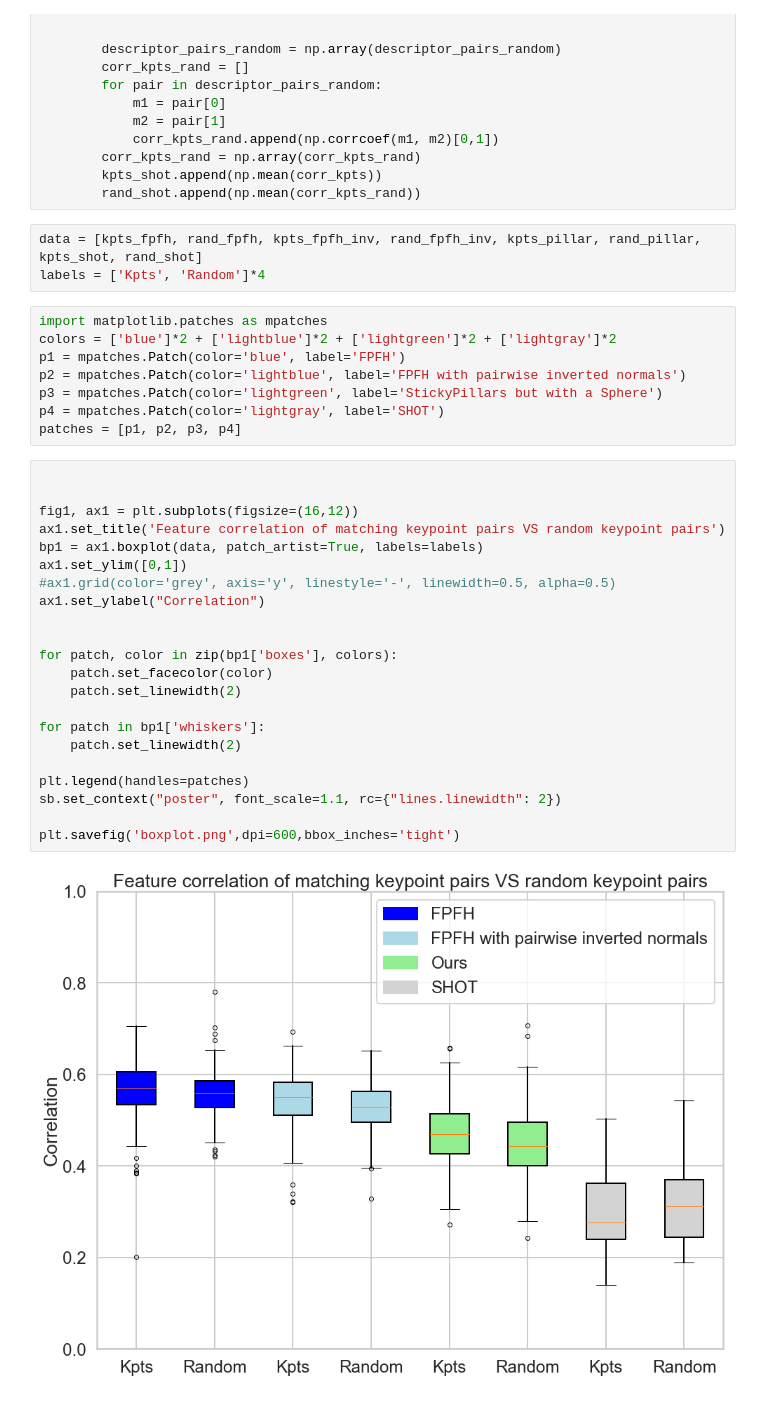
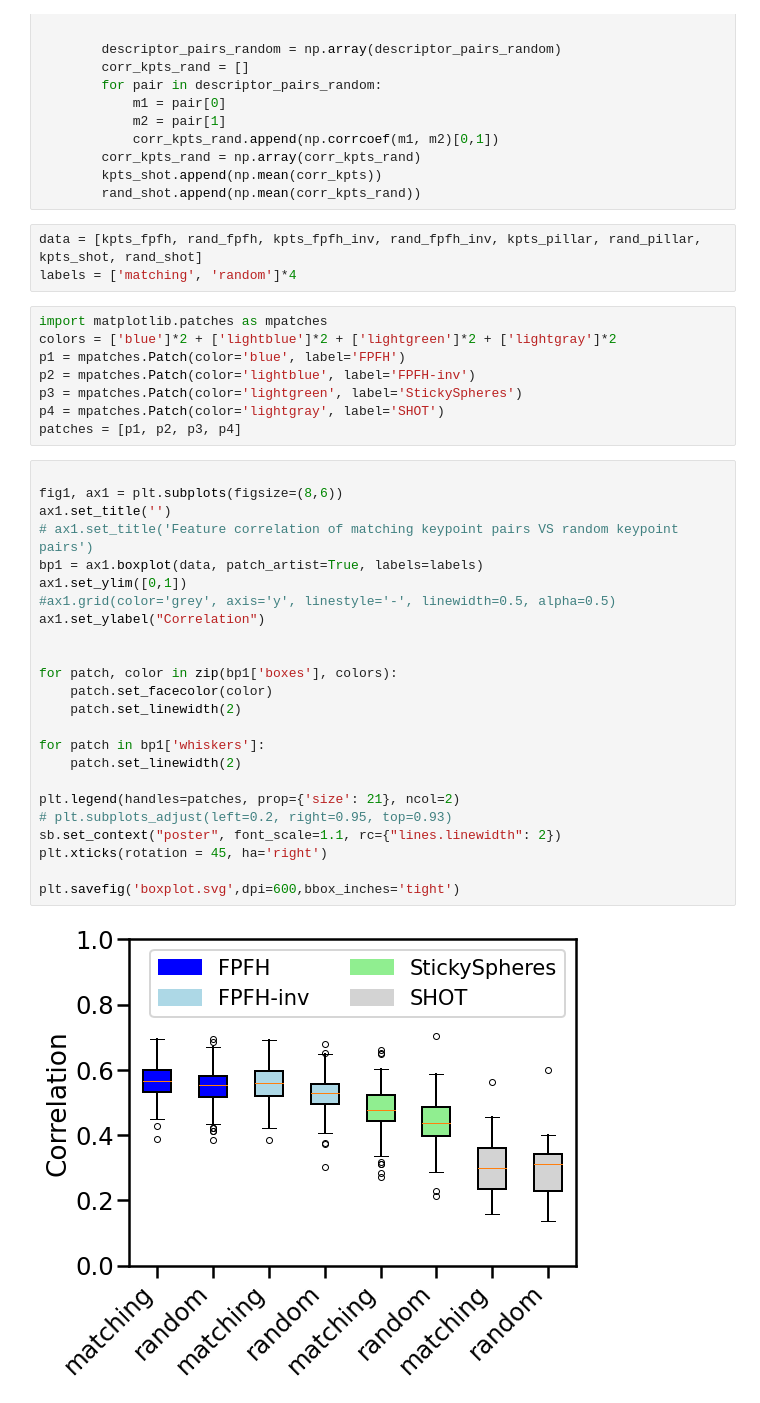
Before and after one commit to davidestaub/3D_learned_Object_reassembly, a Jupyter notebook: report/descriptor_analysis.ipynb, the cells around one changed output. Drawn from its saved outputs; the diff is of its cells as text.

Commit message:
Prettify the plot

```diff
--- a/report/descriptor_analysis.ipynb
+++ b/report/descriptor_analysis.ipynb
@@ -246,36 +246,38 @@ for idx, pair in enumerate(pairs):
         rand_shot.append(np.mean(corr_kpts_rand))
 # %%
 data = [kpts_fpfh, rand_fpfh, kpts_fpfh_inv, rand_fpfh_inv, kpts_pillar, rand_pillar, kpts_shot, rand_shot]
-labels = ['Kpts', 'Random']*4
+labels = ['matching', 'random']*4
 # %%
 import matplotlib.patches as mpatches
 colors = ['blue']*2 + ['lightblue']*2 + ['lightgreen']*2 + ['lightgray']*2
 p1 = mpatches.Patch(color='blue', label='FPFH')
-p2 = mpatches.Patch(color='lightblue', label='FPFH with pairwise inverted normals')
-p3 = mpatches.Patch(color='lightgreen', label='StickyPillars but with a Sphere')
+p2 = mpatches.Patch(color='lightblue', label='FPFH-inv')
+p3 = mpatches.Patch(color='lightgreen', label='StickySpheres')
 p4 = mpatches.Patch(color='lightgray', label='SHOT')
 patches = [p1, p2, p3, p4]
 # %%
 
-
-fig1, ax1 = plt.subplots(figsize=(16,12))
-ax1.set_title('Feature correlation of matching keypoint pairs VS random keypoint pairs')
+fig1, ax1 = plt.subplots(figsize=(8,6))
+ax1.set_title('')
+# ax1.set_title('Feature correlation of matching keypoint pairs VS random keypoint pairs')
 bp1 = ax1.boxplot(data, patch_artist=True, labels=labels)
 ax1.set_ylim([0,1])
 #ax1.grid(color='grey', axis='y', linestyle='-', linewidth=0.5, alpha=0.5)
 ax1.set_ylabel("Correlation")
 
 
 for patch, color in zip(bp1['boxes'], colors):
     patch.set_facecolor(color)
     patch.set_linewidth(2)
 
 for patch in bp1['whiskers']:
     patch.set_linewidth(2)
 
-plt.legend(handles=patches)
+plt.legend(handles=patches, prop={'size': 21}, ncol=2)
+# plt.subplots_adjust(left=0.2, right=0.95, top=0.93)
 sb.set_context("poster", font_scale=1.1, rc={"lines.linewidth": 2})
+plt.xticks(rotation = 45, ha='right')
 
-plt.savefig('boxplot.png',dpi=600,bbox_inches='tight')
+plt.savefig('boxplot.svg',dpi=600,bbox_inches='tight')
 # %% [output]
-[figure, old version]
+[figure, new version]
```
Also changed, not shown: parts of 1 cell of this notebook, 1 other file.
